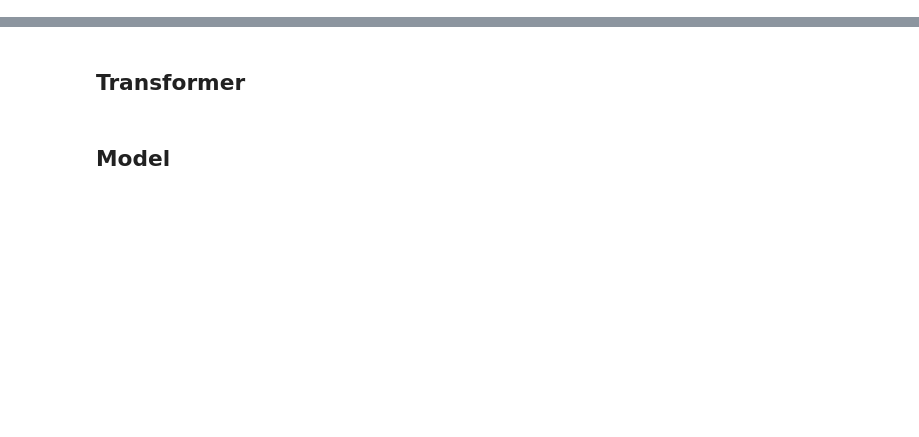
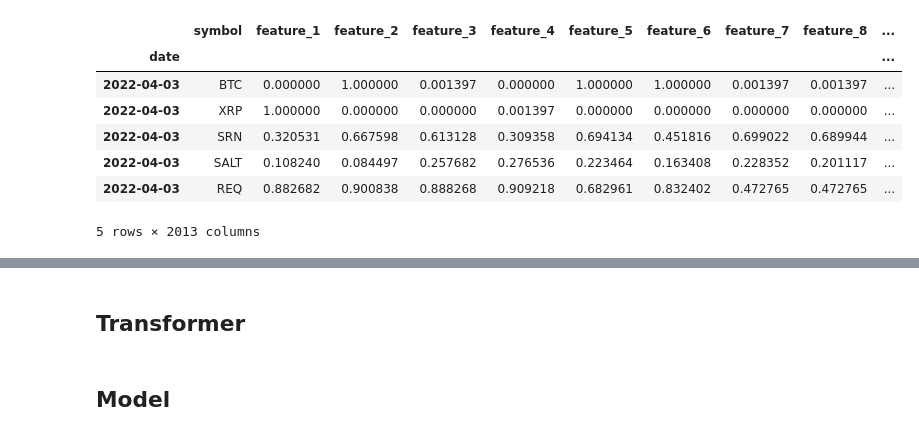
Before and after one commit to ferdinandl007/PriceTransformerNet, a Jupyter notebook: IndependentProject.ipynb, the cells around one changed output, grey strips where cells are left out. Drawn from its saved outputs; the diff is of its cells as text; code cells hidden in the pictures; blank space fills up the shorter version.

```diff
--- a/IndependentProject.ipynb
+++ b/IndependentProject.ipynb
@@ -317,0 +48,15 @@ class Time2Vector(Layer):
+# %%
+# validation_dataset is the latest data from most recent Era
+# it has the same structure as the dataset, however 'target' and 'target_DC1' are NaN
+# contributor should only predict the 'target' only
+# note that the 'target_DC1' will be only used for verification and to reconstruct the 'target' whenever needed
+validation_dataset.head()
+# %% [output]
+|  | symbol | feature_1 | feature_2 | feature_3 | feature_4 | feature_5 | feature_6 | feature_7 | feature_8 | ... |
+| date |  |  |  |  |  |  |  |  |  | ... |
+| 2022-04-03 | BTC | 0.000000 | 1.000000 | 0.001397 | 0.000000 | 1.000000 | 1.000000 | 0.001397 | 0.001397 | ... |
+| 2022-04-03 | XRP | 1.000000 | 0.000000 | 0.000000 | 0.001397 | 0.000000 | 0.000000 | 0.000000 | 0.000000 | ... |
+| 2022-04-03 | SRN | 0.320531 | 0.667598 | 0.613128 | 0.309358 | 0.694134 | 0.451816 | 0.699022 | 0.689944 | ... |
+| 2022-04-03 | SALT | 0.108240 | 0.084497 | 0.257682 | 0.276536 | 0.223464 | 0.163408 | 0.228352 | 0.201117 | ... |
+| 2022-04-03 | REQ | 0.882682 | 0.900838 | 0.888268 | 0.909218 | 0.682961 | 0.832402 | 0.472765 | 0.472765 | ... |
+5 rows × 2013 columns
```
Also changed, not shown: parts of 32 cells of this notebook, 57 other files.
